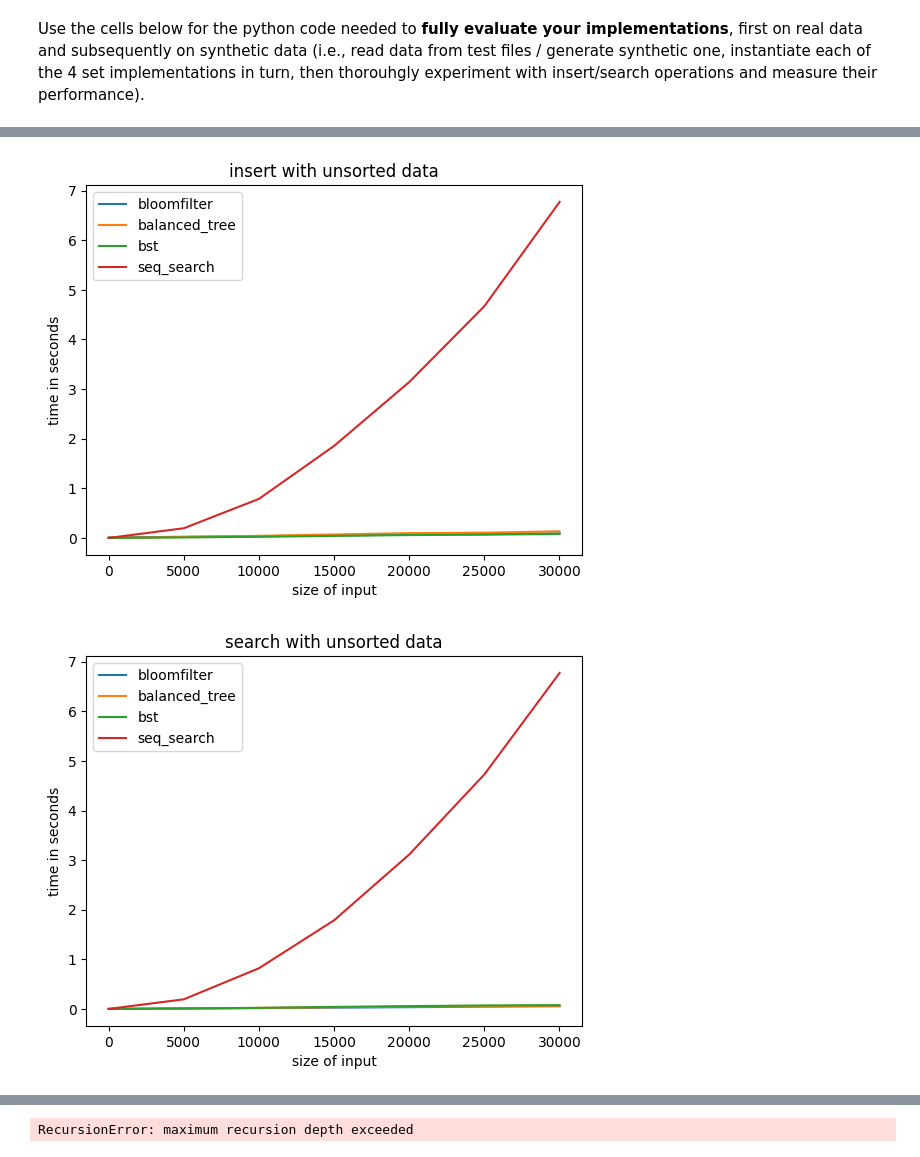
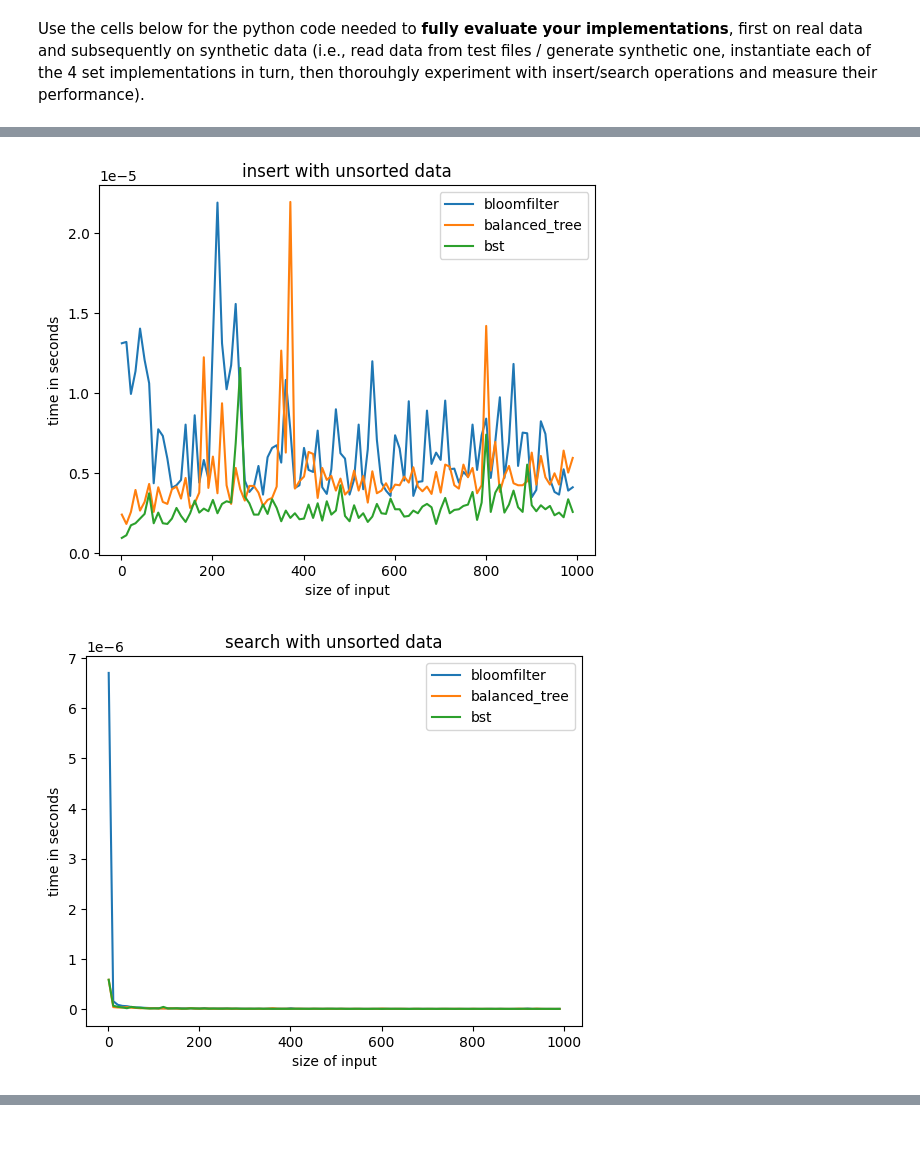
Before and after one commit to Ahmed-Ansari02/COMP0005, a Jupyter notebook: SetMembership.ipynb, the cells around one changed output, grey strips where cells are left out. Saved outputs shown, nothing was run; the diff lists cells and outputs as text; code cells hidden in the pictures.

```diff
--- a/SetMembership.ipynb
+++ b/SetMembership.ipynb
@@ -421,7 +421,7 @@ class BloomFilterSet(AbstractSet):
 
     def __init__(self):
         # ADD YOUR CODE HERE
-        self.size = 9161520
+        self.size = 100000000
         self.hash_count = 5
         self.bit_array = [0] * self.size
         self.hash_functions = self.generate_hash_functions()
@@ -570,9 +570,9 @@ Use the cells below for the python code needed to **fully evaluate your implemen
 import timeit
 
 # ADD YOUR TEST CODE HERE TO WORK ON REAL DATA
-iterations= 1
+iterations= 3
 
-datastuctures = {"bloomfilter": BloomFilterSet, "balanced_tree": BalancedSearchTreeSet, "bst": BinarySearchTreeSet, "seq_search":SequentialSearchSet}
+datastuctures = {"bloomfilter": BloomFilterSet,"bst": BinarySearchTreeSet, "balanced_tree": BalancedSearchTreeSet}
 created_dst={}
 
 def insert(key, file):
@@ -634,9 +637,8 @@ def graph(data, title,n,step):
     plt.title(title)
     plt.xlabel("size of input")
     plt.ylabel("time in seconds")
-   #plt.ylim(0,0.1)
     for key in data:
-        plt.plot([i for i in range(10,n, step)], data[key], label=key)
+        plt.plot([i for i in range(1,n, step)], data[key], label=key)
     plt.legend()
     plt.show()
 def bar_graph(data, title):
@@ -650,12 +652,13 @@ def bar_graph(data, title):
 # %%
 import timeit
 import random
-data_generator = TestDataGenerator(length=10)
-datastuctures = {"bloomfilter": BloomFilterSet, "balanced_tree": BalancedSearchTreeSet, "bst": BinarySearchTreeSet, "seq_search":SequentialSearchSet}
+iterations= 1
+data_generator = TestDataGenerator(length=5)
+datastuctures = {"bloomfilter": BloomFilterSet, "balanced_tree": BalancedSearchTreeSet, "bst": BinarySearchTreeSet }
 test_type = {"unsorted":data_generator.generateData, "sorted":data_generator.generateSorted  ,"median": data_generator.generateBestCaseBinary, "rev_sorted": data_generator.generateReverseSorted}
 created_dst={}
-count = 30200
-step =5000
+count = 1000
+step =10
 
 def insert(key, list):
     data_structure = datastuctures[key]()
@@ -671,26 +674,31 @@ def search(key, list):
         else:
             pass
 
-
 def test_unsorted():
-    times_insert={"bloomfilter":[], "balanced_tree":[]  ,"bst": [], "seq_search":[]}
-    times_search={"bloomfilter":[], "balanced_tree":[]  ,"bst": [], "seq_search":[]}
-    for i in range(10,count, step):
+    times_insert={"bloomfilter":[], "balanced_tree":[]  ,"bst": []}
+    times_search={"bloomfilter":[], "balanced_tree":[]  ,"bst": []}
+    for i in range(1,count, step):
         list = data_generator.generateData(i)
         search_list = list.copy()
         random.shuffle(search_list)
+        insert_word = data_generator.generateData(1)[0]
+        search_word = search_list[0]
         for key in datastuctures:
-            insertion_time = timeit.timeit(lambda: insert(key, list), number=iterations)
-            times_insert[key].append(insertion_time/iterations)
+            insert(key, list)
+            created_dst[key].searchElement(search_word)
+            insertion_time = timeit.timeit(lambda: created_dst[key].insertElement(insert_word), number=iterations)
+            times_insert[key].append(insertion_time/(iterations))
             print("Inserting strings of size " + str(i) + " into " + key + " took " + str(insertion_time/iterations) + " seconds")
-            search_time = timeit.timeit(lambda: search(key, search_list), number=iterations)
+            search_time = timeit.timeit(lambda: created_dst[key].searchElement(search_word), number=iterations)
             print("Searching strings of size " + str(i) + " into " + key + " took " + str(insertion_time/iterations) + " seconds")
-            times_search[key].append(search_time/iterations)
+            times_search[key].append(search_time/(iterations*i))
             print("____________________________________________________")
     graph(times_insert, "insert with unsorted data",count,step)
     graph(times_search, "search with unsorted data",count, step)
 test_unsorted()
 print("____________________________________________________")
+
+
 def test_sorted():
     times_insert={"bloomfilter":[], "balanced_tree":[]  ,"bst": [], "seq_search":[]}
     times_search={"bloomfilter":[], "balanced_tree":[]  ,"bst": [], "seq_search":[]}
@@ -708,7 +716,7 @@ def test_sorted():
             print("____________________________________________________")
     graph(times_insert, "insert with sorted data",count, step)
     graph(times_search, "search with sorted data",count, step)
-test_sorted()
+# test_sorted()
 def test_reverse_sorted():
     times_insert={"bloomfilter":[], "balanced_tree":[]  ,"bst": [], "seq_search":[]}
     times_search={"bloomfilter":[], "balanced_tree":[]  ,"bst": [], "seq_search":[]}
@@ -749,7 +757,7 @@ def test_median_binary():
 def test_duplicates():
     times_insert={"bloomfilter":[], "balanced_tree":[]  ,"bst": [], "seq_search":[]}
     times_search={"bloomfilter":[], "balanced_tree":[]  ,"bst": [], "seq_search":[]}
-    for i in range(10,count, step):
+    for i in range(100,count, step):
         list = data_generator.generateDuplicateData(i)
         search_list = list.copy()
         random.shuffle(search_list)
@@ -772,10 +780,12 @@ def test_per_dst():
         for i in range(10,count, step):
             for test in test_type:
                 list = test_type[test](i)
+                search_list = list.copy()
+                random.shuffle(search_list)
                 insertion_time = timeit.timeit(lambda: insert(key, list), number=iterations)
                 times_insert[test].append(insertion_time/iterations)
                 print("Inserting " + str(test)+ " strings of size " + str(i) + " into " + key + " took " + str(insertion_time/iterations) + " seconds")
-                search_time = timeit.timeit(lambda: search(key, list), number=iterations)
+                search_time = timeit.timeit(lambda: search(key, search_list), number=iterations)
                 print("Searching " + str(test)+ " strings of size " + str(i) + " into " + key + " took " + str(insertion_time/iterations) + " seconds")
                 times_search[test].append(search_time/iterations)
                 print("____________________________________________________")
@@ -802,4 +812,4 @@ Searching strings of size 30010 into seq_search took 6.770699125016108 seconds
 ____________________________________________________
-[figure, old version]
+[figure, new version]
-[figure, old version]
+[figure, new version]
 ____________________________________________________
@@ -824,4 +816,3 @@ ____________________________________________________
-RecursionError: maximum recursion depth exceeded
 # %%
 import matplotlib.pyplot as plt
 def graph(data, title,n):
```
Also changed, not shown: parts of 4 cells of this notebook.
